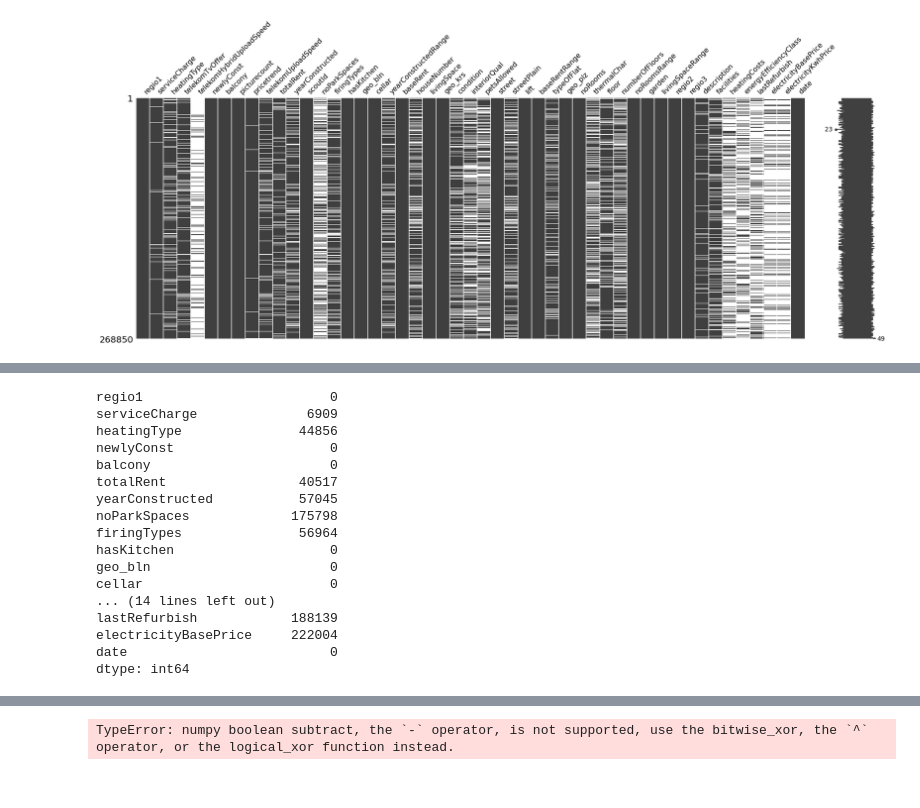
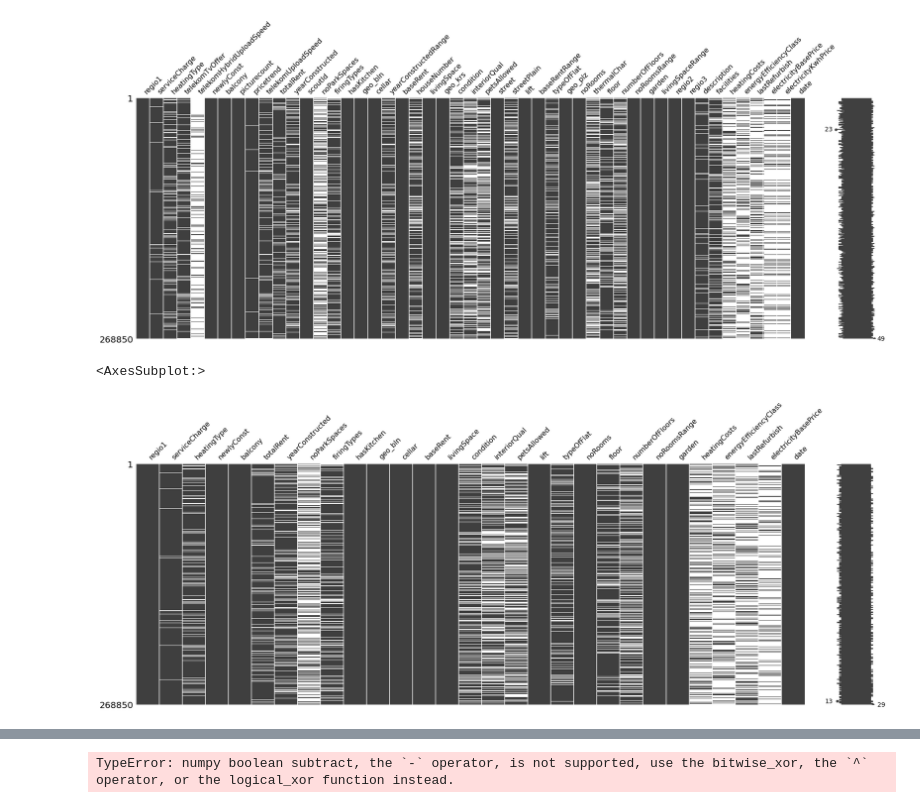
Before and after one commit to eriglesias/housing_prices_DEU, a Jupyter notebook: housing_analysis_de.ipynb, the cells around one changed output, grey strips where cells are left out. Saved outputs shown, nothing was run; the diff lists cells and outputs as text; code cells hidden in the pictures.

Commit message:
start of data cleaning

```diff
--- a/housing_analysis_de.ipynb
+++ b/housing_analysis_de.ipynb
@@ -152,6 +174,13 @@ missingno.matrix(housing,figsize =(30,10))
 # %% [output]
 <AxesSubplot:>
 [figure]
+# %%
+#Plot graphic of missing values (if there is any missing data)
+import missingno
+missingno.matrix(housing_subset,figsize =(30,10))
+# %% [output]
+<AxesSubplot:>
+[figure, added]
 # %%
 #Making a new data set keeping the columns I am interested in
 housing_subset= housing[['regio1', 'serviceCharge', 'heatingType','newlyConst', 'balcony',  'totalRent', 'yearConstructed', 'noParkSpaces', 'firingTypes', 'hasKitchen', 'geo_bln', 'cellar',  'baseRent',  'livingSpace',  'condition', 'interiorQual', 'petsAllowed','lift',  'typeOfFlat',  'noRooms',  'floor', 'numberOfFloors',  'noRoomsRange', 'garden',   'heatingCosts', 'energyEfficiencyClass','lastRefurbish', 'electricityBasePrice', 'date']]
@@ -170,27 +199,6 @@ housing_subset
 | 268848 | Nordrhein_Westfalen | 175.00 | heat_pump | True | True | 1015.0 | 2019.0 | 1.0 | ... |
 | 268849 | Hessen | 315.00 | central_heating | False | True | NaN | 1972.0 | 1.0 | ... |
 268850 rows × 29 columns
-# %%
-#are there missing values?
-housing_subset.isna().sum()
-# %% [output]
-regio1                        0
-serviceCharge              6909
-heatingType               44856
-newlyConst                    0
-balcony                       0
-totalRent                 40517
-yearConstructed           57045
-noParkSpaces             175798
-firingTypes               56964
-hasKitchen                    0
-geo_bln                       0
-cellar                        0
-... (14 lines left out)
-lastRefurbish            188139
-electricityBasePrice     222004
-date                          0
-dtype: int64
 # %%
 #how does it look like when electricity Base Price doesn't have any value.
 housing_subset[housing_subset['electricityBasePrice'].isna()]
```
Also changed, not shown: parts of 16 cells of this notebook.
